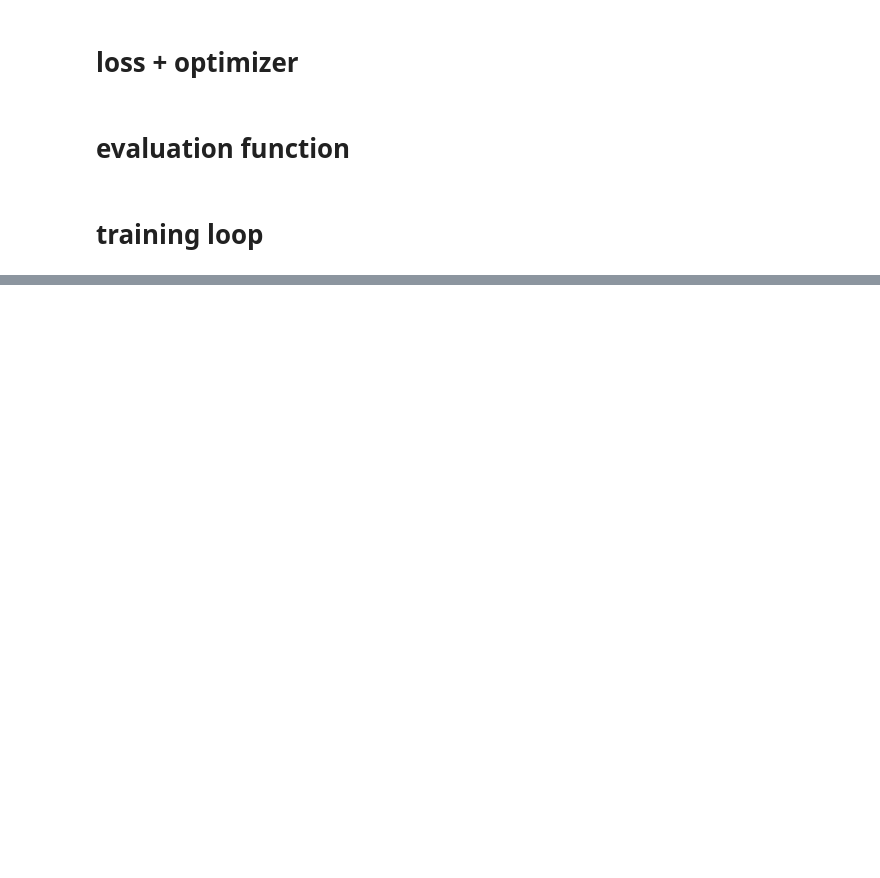
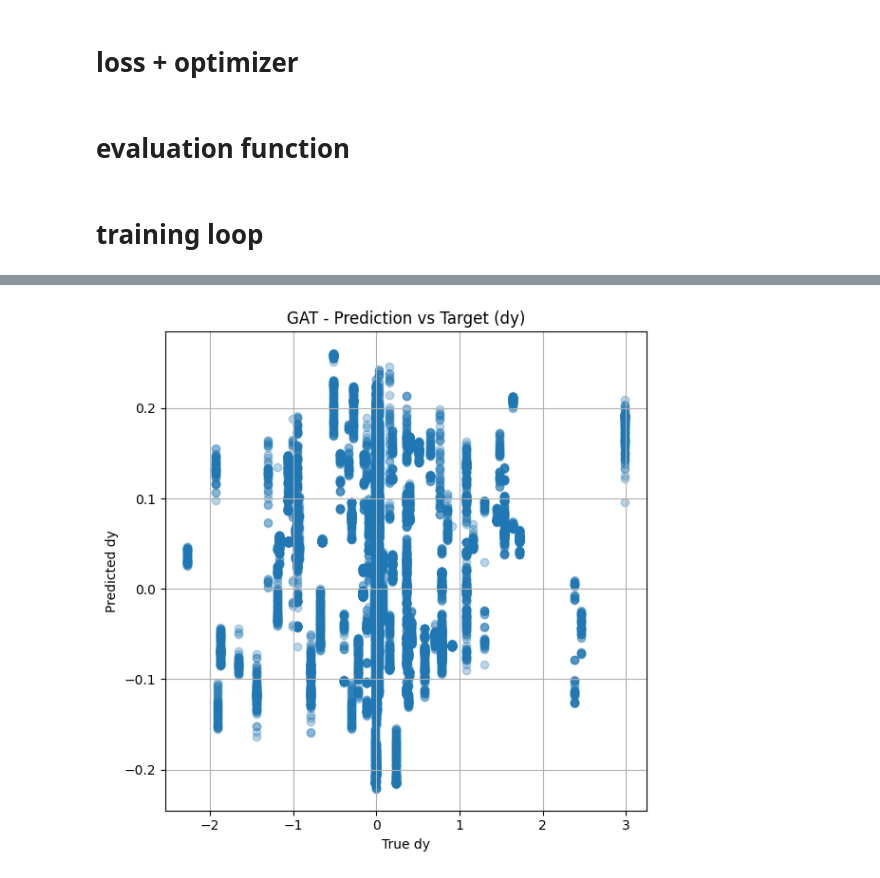
Before and after one commit to AmirBnsL/gnn_drone_project, a Jupyter notebook: residual_correction/train.ipynb, the cells around one changed output, grey strips where cells are left out. Drawn from its saved outputs; the diff is of its cells as text; code cells hidden in the pictures; blank space fills up the shorter version.

```diff
--- a/residual_correction/train.ipynb
+++ b/residual_correction/train.ipynb
@@ -201,0 +295,12 @@ if MODEL_NAME != "zero" and best_state is not None:
+# %%
+plt.figure(figsize=(6, 6))
+plt.scatter(targets[:, 1].numpy(), preds[:, 1].numpy(), alpha=0.3)
+plt.xlabel("True dy")
+plt.ylabel("Predicted dy")
+plt.title(f"{MODEL_NAME.upper()} - Prediction vs Target (dy)")
+plt.grid(True)
+plt.tight_layout()
+plt.savefig(RESULTS_DIR / f"{MODEL_NAME}_prediction_vs_target_dy.png", dpi=200)
+plt.show()
+# %% [output]
+[figure, added]
```
Also changed, not shown: parts of 12 cells of this notebook, 41 other files.
